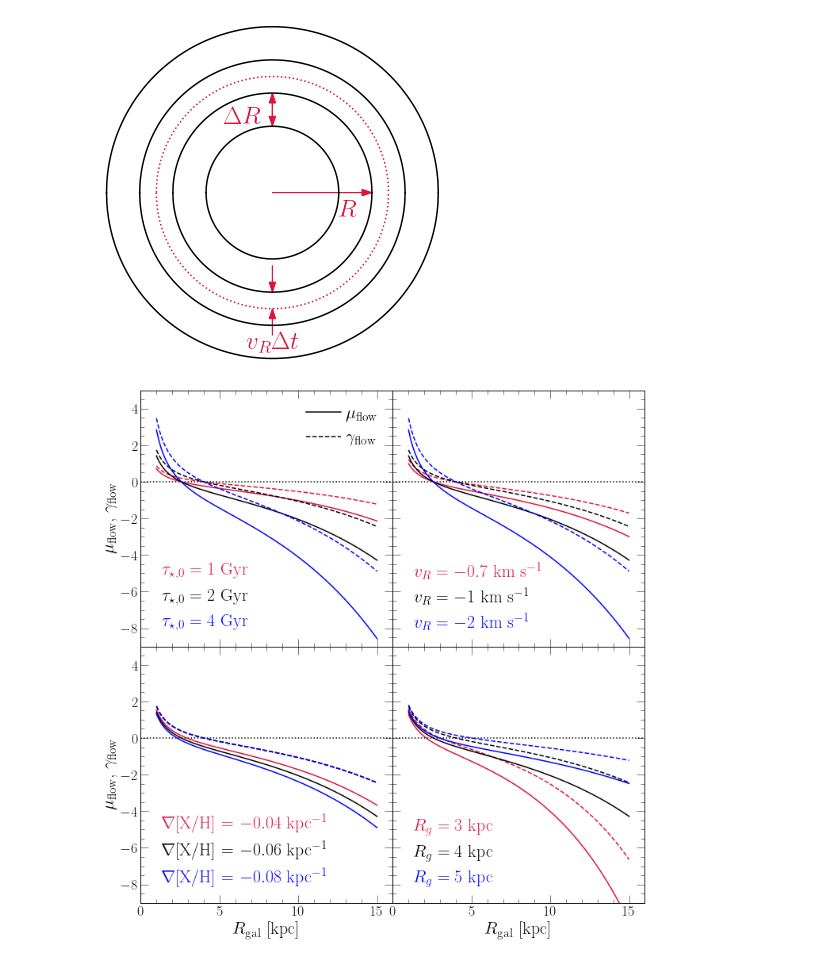
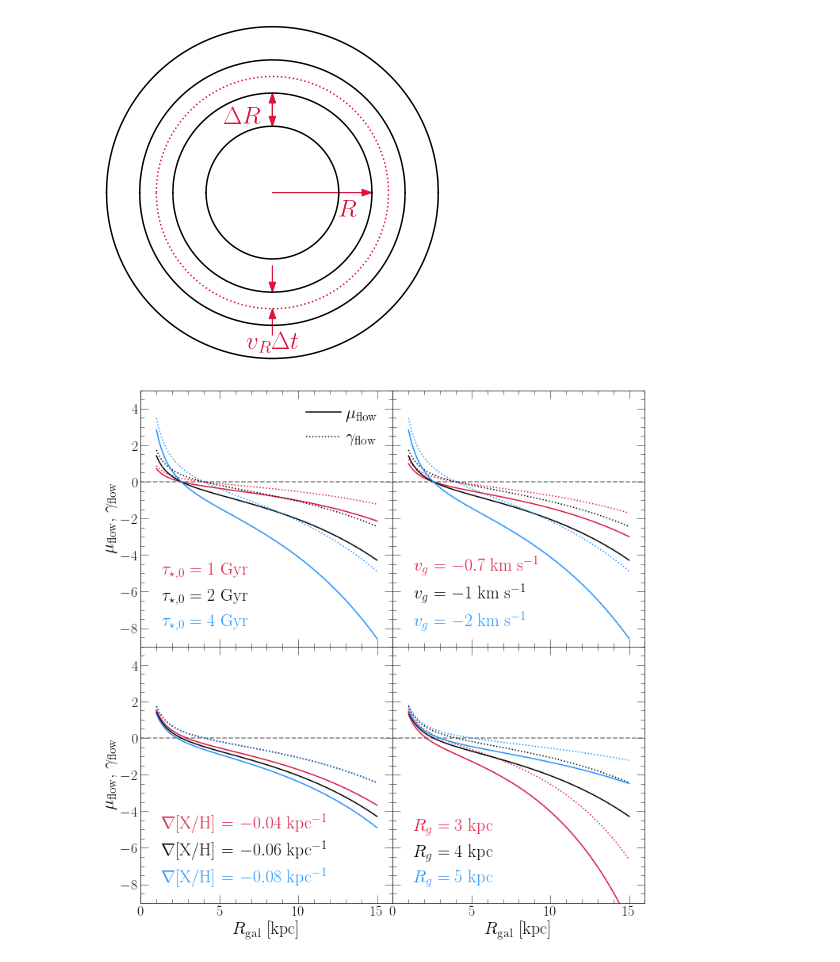
Before and after one commit to giganano/outflows, a Jupyter notebook: notebooks/paperfigures.ipynb, the cells around one changed output. Cells and saved outputs as stored; diff of their text form; code cells hidden in the pictures.

```diff
--- a/notebooks/paperfigures.ipynb
+++ b/notebooks/paperfigures.ipynb
@@ -608,8 +678,6 @@ for i in range(4):
     if i: kwargs["sharey"] = axes[0]
     axes.append(fig.add_subplot(221 + i, **kwargs))
     if i == 0 or i == 2:
-#         axes[i].set_ylabel(r"$\mu_\text{flow} \equiv \dot{M}_{\alpha,\text{flow}} / \dot{M}_\star$",
-#             fontsize = 22)
         axes[i].set_ylabel(r"$\mu_\text{flow}$, $\gamma_\text{flow}$", fontsize = 22)
     else:
         plt.setp(axes[i].get_yticklabels(), visible = False)
@@ -619,14 +687,15 @@ for i in range(4):
         plt.setp(axes[i].get_xticklabels(), visible = False)
     axes[i].set_xlim([0, 16])
     axes[i].set_ylim([-9, 5])
-    axes[i].axhline(0, c = named_colors()["black"], linestyle = ':')
+    axes[i].axhline(0, c = named_colors()["grey"], linestyle = '--')
 
 kwargs = {
     "c": named_colors()["black"],
-    "label": r"$\mu_\text{flow}$"
+    "label": r"$\mu_\text{flow}$",
+    "linestyle": '-'
 }
 line1 = axes[0].plot([-10, -20], [-10, -20], **kwargs)[0]
-kwargs["linestyle"] = "--"
+kwargs["linestyle"] = ":"
 kwargs["label"] = r"$\gamma_\text{flow}$"
 line2 = axes[0].plot([-10, -20], [-10, -20], **kwargs)[0]
 kwargs = {
@@ -638,7 +707,7 @@ axes[0].add_artist(leg)
 line1.remove()
 line2.remove()
 
-colors = ["crimson", "black", "blue"]
+colors = ["crimson", "black", "dodgerblue"]
 taustar0 = [1, 2, 4]
 vr = [-0.7, -1, -2]
 A = [-0.04, -0.06, -0.08]
@@ -649,12 +718,12 @@ xvals = np.linspace(1, 15, 100)
 for i in range(3):
     kwargs = {
         "c": named_colors()[colors[i]],
-        "label": r"$\tau_{\star,0} = %g$ Gyr" % (taustar0[i])
+        "label": r"$\tau_{\star,0} = %g$ Gyr" % (taustar0[i]),
+        "linestyle": "-"
     }
-#     yvals = [mu_flow(taustar[i], vr[1], A[1], rg[1], x) for x in xvals]
     yvals = [mu_flow(tau_star(x, taustar0 = taustar0[i]), vr[1], A[1], rg[1], x) for x in xvals]
     axes[0].plot(xvals, yvals, **kwargs)
-    kwargs["linestyle"] = "--"
+    kwargs["linestyle"] = ":"
     kwargs["label"] = None
     yvals = [gamma_flow(tau_star(x, taustar0 = taustar0[i]), vr[1], rg[1], x) for x in xvals]
     axes[0].plot(xvals, yvals, **kwargs)
@@ -662,12 +731,12 @@ for i in range(3):
 for i in range(3):
     kwargs = {
         "c": named_colors()[colors[i]],
-        "label": r"$v_R = %g$ km s$^{-1}$" % (vr[i])
+        "label": r"$v_g = %g$ km s$^{-1}$" % (vr[i]),
+        "linestyle": "-"
     }
-#     yvals = [mu_flow(taustar[1], vr[i], A[1], rg[1], x) for x in xvals]
     yvals = [mu_flow(tau_star(x, taustar0 = taustar0[1]), vr[i], A[1], rg[1], x) for x in xvals]
     axes[1].plot(xvals, yvals, **kwargs)
-    kwargs["linestyle"] = "--"
+    kwargs["linestyle"] = ":"
     kwargs["label"] = None
     yvals = [gamma_flow(tau_star(x, taustar0 = taustar0[1]), vr[i], rg[1], x) for x in xvals]
     axes[1].plot(xvals, yvals, **kwargs)
@@ -675,41 +744,41 @@ for i in range(3):
 for i in range(3):
     kwargs = {
         "c": named_colors()[colors[i]],
-        "label": r"$\nabla$[X/H] = $%g$ kpc$^{-1}$" % (A[i])
+        "label": r"$\nabla$[X/H] = $%g$ kpc$^{-1}$" % (A[i]),
+        "linestyle": "-"
     }
-#     yvals = [mu_flow(taustar[1], vr[1], A[i], rg[1], x) for x in xvals]
     yvals = [mu_flow(tau_star(x, taustar0 = taustar0[1]), vr[1], A[i], rg[1], x) for x in xvals]
     axes[2].plot(xvals, yvals, **kwargs)
-    kwargs["linestyle"] = "--"
+    kwargs["linestyle"] = ":"
     kwargs["label"] = None
     yvals = [gamma_flow(tau_star(x, taustar0 = taustar0[1]), vr[1], rg[1], x) for x in xvals]
     axes[2].plot(xvals, yvals, **kwargs)
 
 for i in range(3):
     kwargs = {
         "c": named_colors()[colors[i]],
-        "label": r"$R_g = %g$ kpc" % (rg[i])
+        "label": r"$R_g = %g$ kpc" % (rg[i]),
+        "linestyle": "-"
     }
-#     yvals = [mu_flow(taustar[1], vr[1], A[1], rg[i], x) for x in xvals]
     yvals = [mu_flow(tau_star(x, taustar0 = taustar0[1], Rg = rg[i]), vr[1], A[1], rg[i], x) for x in xvals]
     axes[3].plot(xvals, yvals, **kwargs)
-    kwargs["linestyle"] = "--"
+    kwargs["linestyle"] = ":"
     kwargs["label"] = None
     yvals = [gamma_flow(tau_star(x, taustar0 = taustar0[1], Rg = rg[i]), vr[1], rg[i], x) for x in xvals]
     axes[3].plot(xvals, yvals, **kwargs)
 
 for i in range(4):
     kwargs = {
         "loc": mpl_loc("lower left"),
         "handlelength": 0,
         "fontsize": 22
     }
     leg = axes[i].legend(**kwargs)
     fancy_legend(leg, colors)
 
 plt.tight_layout()
 plt.subplots_adjust(hspace = 0, wspace = 0)
 plt.savefig("../paper/figures/muflow_gammaflow_vs_radius.pdf")
 plt.show()
 # %% [output]
-[figure, old version]
+[figure, new version]
```
Also changed, not shown: parts of 5 cells of this notebook, 15 other files.
